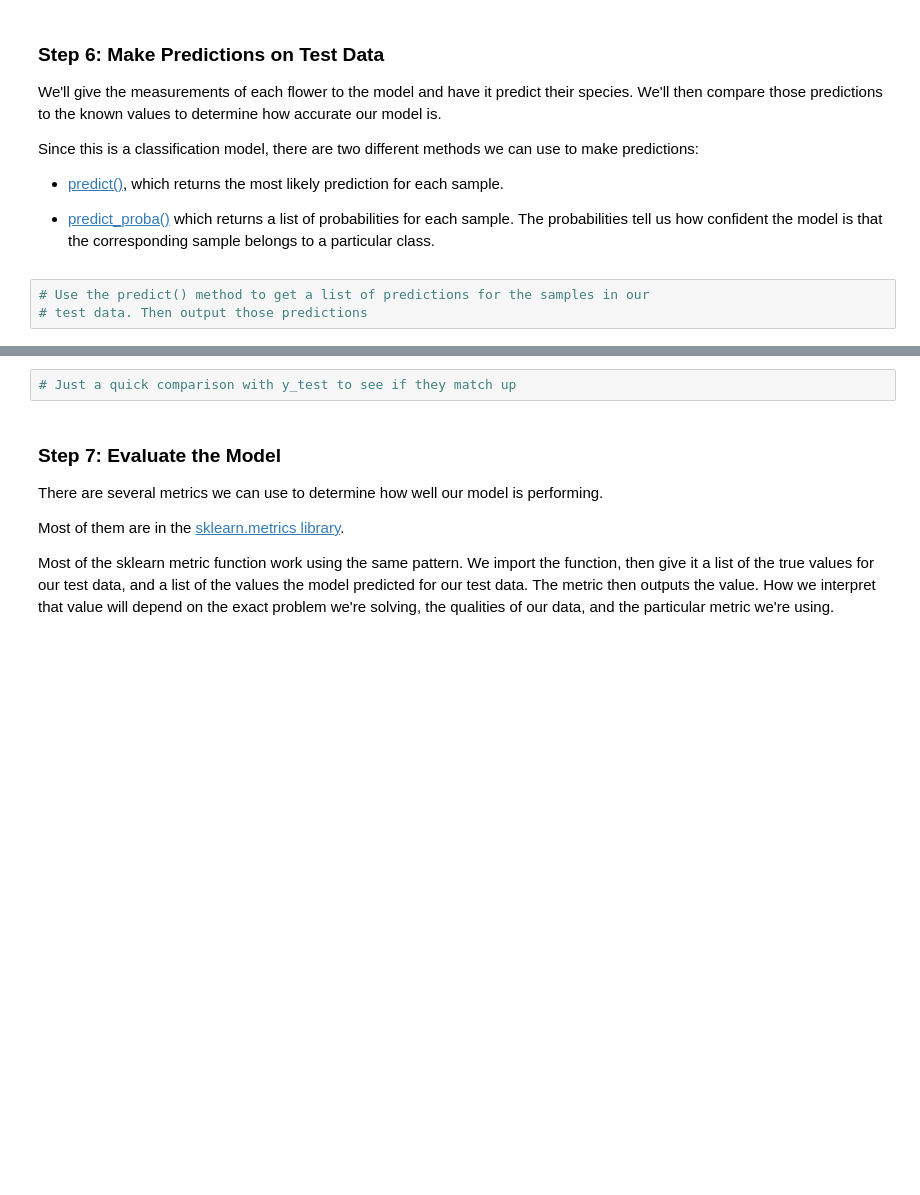
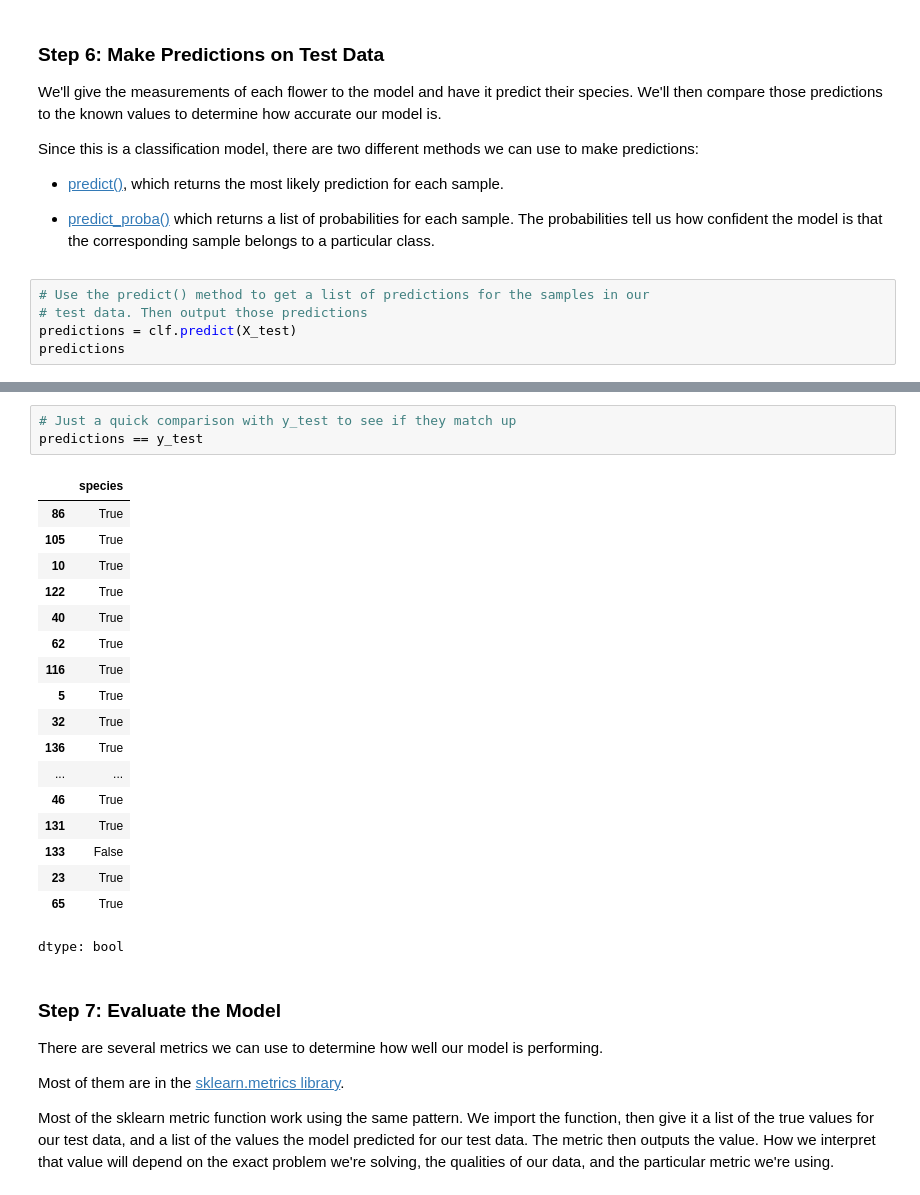
Before and after one commit to jrfanfan/Android_temp_con, a Jupyter notebook: Copy_of_DataExploration_04.ipynb, the cells around one changed output, grey strips where cells are left out. Saved outputs shown, nothing was run; the diff lists cells and outputs as text; blank space fills up the shorter version.

```diff
--- a/Copy_of_DataExploration_04.ipynb
+++ b/Copy_of_DataExploration_04.ipynb
@@ -219,3 +219,5 @@ Since this is a classification model, there are two different methods we can use
 # %%
 # Use the predict() method to get a list of predictions for the samples in our
 # test data. Then output those predictions
+predictions = clf.predict(X_test)
+predictions
@@ -222,5 +234,25 @@ Since this is a classification model, there are two different methods we can use
 # %%
 # Just a quick comparison with y_test to see if they match up
+predictions == y_test
+# %% [output]
+|  | species |
+| 86 | True |
+| 105 | True |
+| 10 | True |
+| 122 | True |
+| 40 | True |
+| 62 | True |
+| 116 | True |
+| 5 | True |
+| 32 | True |
+| 136 | True |
+| ... | ... |
+| 46 | True |
+| 131 | True |
+| 133 | False |
+| 23 | True |
+| 65 | True |
+dtype: bool
 # %% [markdown]
 ### Step 7: Evaluate the Model
 
```
Also changed, not shown: parts of 1 cell of this notebook.
